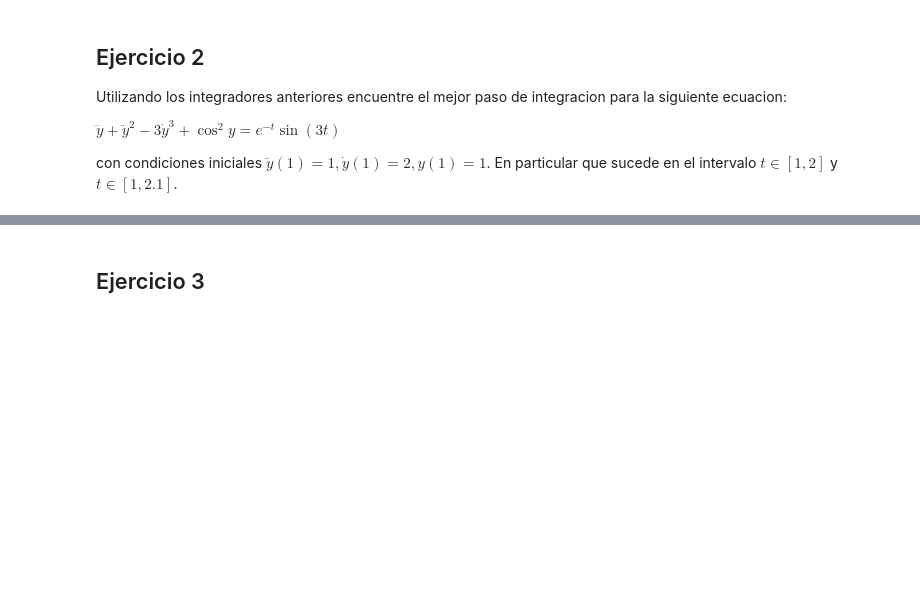
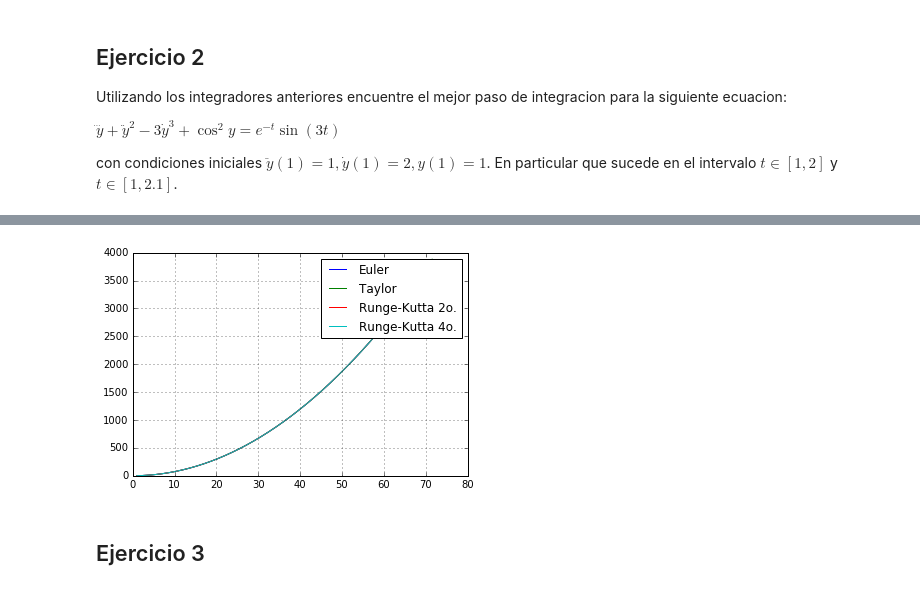
Before and after one commit to jatib/integradores, a Jupyter notebook: Tarea/Tarea 1_final.ipynb, the cells around one changed output, grey strips where cells are left out. Drawn from its saved outputs; the diff is of its cells as text; code cells hidden in the pictures; blank space fills up the shorter version.

```diff
--- a/Tarea/Tarea 1_final.ipynb
+++ b/Tarea/Tarea 1_final.ipynb
@@ -214,10 +221,28 @@ Lo que nos lleva a
 # %%
 #y = (y1, y2, y3)
-def ecuacion2(y, t):
+def funcion2(y, t):
     y1 = y[1]
     y2 = y[2]
     y3 = exp(-t)*sin(3*t) - y[2]*y[2] + 3*y[1]*y[1]*y[1]+cos(y[0])*cos(y[0])
     return array ([y1, y2, y3])
 
-def d_ecuacion2(y, t):
+def dfuncion2(y, t):
     return array([0,0,(3*cos(3*t)-sin(3*t))*exp(-t)]), array([[0,1,0], [0,0,1], [sin(2*y[0]),9*y[1]*y[1],-2*y[2]]])
+# %%
+t,y1=euler(funcion2,[1.,2.,1.],[1.,1.96],4e-6)
+plot(y1[:,0],y1[:,1],label='Euler')
+
+t,y2=taylor(funcion2,dfuncion2,[1.,2.,1.],[1.,1.96],4e-6)
+plot(y2[:,0],y2[:,1],label='Taylor')
+
+t,y3=rk2(funcion2,[1.,2.,1.],[1.,1.96],4e-6)
+plot(y3[:,0],y3[:,1],label='Runge-Kutta 2o.')
+
+t,y4=rk4(funcion2,[1.,2.,1.],[1.,1.96],4e-6)
+plot(y4[:,0],y4[:,1],label='Runge-Kutta 4o.')
+
+grid(True)
+legend()
+show()
+# %% [output]
+[figure, added]
```
Also changed, not shown: parts of 3 cells of this notebook.
